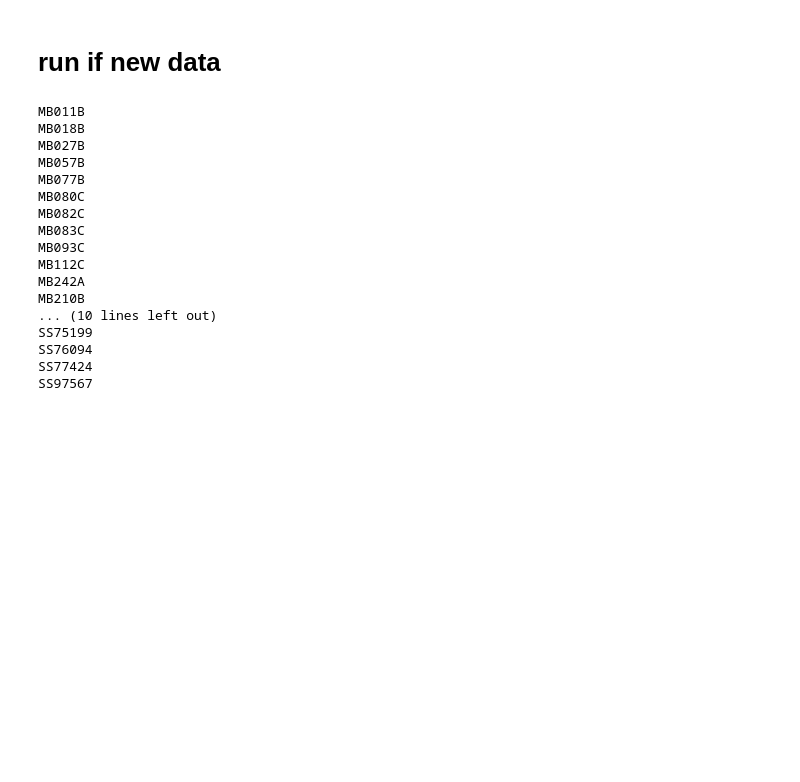
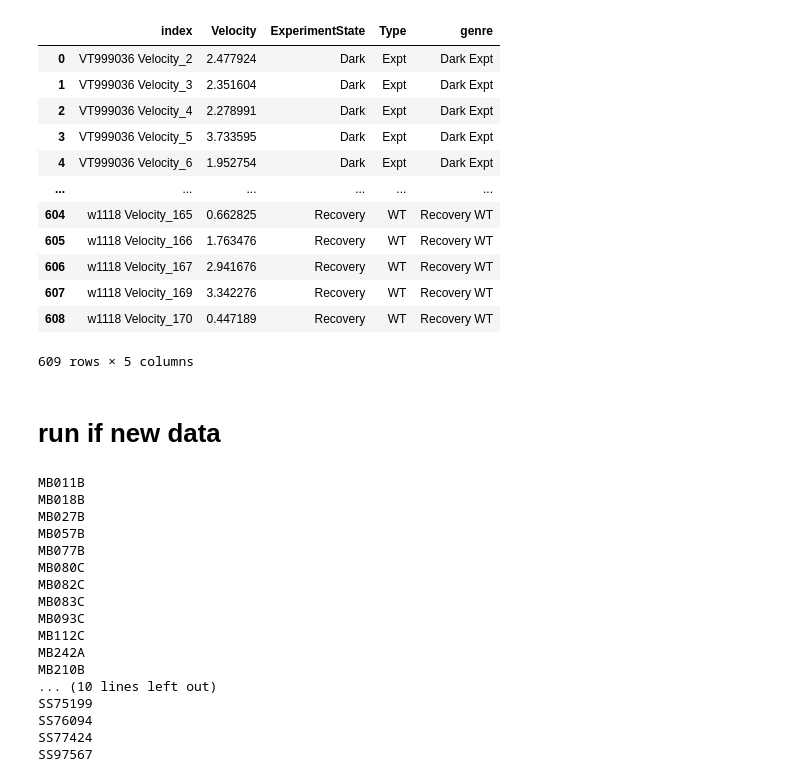
Before and after one commit to lnicole08/deltaG_screen, a Jupyter notebook: Heatmappotofu_1.ipynb, the cells around one changed output. Cells and saved outputs as stored; diff of their text form; code cells hidden in the pictures; blank space fills up the shorter version.

```diff
--- a/Heatmappotofu_1.ipynb
+++ b/Heatmappotofu_1.ipynb
@@ -57,3 +72,23 @@ dflists2 = [s.replace('df_', 'dfreg_') for s in dflists]
+# %%
+df_sp = NLMATH.ospeed(dfwt, dfexpt).reset_index(drop=True)
+df_bsp = NLMATH.bspeed(NLMATH.boutspeed(dfexpt), NLMATH.boutspeed(dfwt)).reset_index(drop=True)
+
+
+df_sp
+# %% [output]
+|  | index | Velocity | ExperimentState | Type | genre |
+| 0 | VT999036 Velocity_2 | 2.477924 | Dark | Expt | Dark Expt |
+| 1 | VT999036 Velocity_3 | 2.351604 | Dark | Expt | Dark Expt |
+| 2 | VT999036 Velocity_4 | 2.278991 | Dark | Expt | Dark Expt |
+| 3 | VT999036 Velocity_5 | 3.733595 | Dark | Expt | Dark Expt |
+| 4 | VT999036 Velocity_6 | 1.952754 | Dark | Expt | Dark Expt |
+| ... | ... | ... | ... | ... | ... |
+| 604 | w1118 Velocity_165 | 0.662825 | Recovery | WT | Recovery WT |
+| 605 | w1118 Velocity_166 | 1.763476 | Recovery | WT | Recovery WT |
+| 606 | w1118 Velocity_167 | 2.941676 | Recovery | WT | Recovery WT |
+| 607 | w1118 Velocity_169 | 3.342276 | Recovery | WT | Recovery WT |
+| 608 | w1118 Velocity_170 | 0.447189 | Recovery | WT | Recovery WT |
+609 rows × 5 columns
 # %% [markdown]
 # run if new data
 # %%
```
Also changed, not shown: parts of 5 cells of this notebook.
